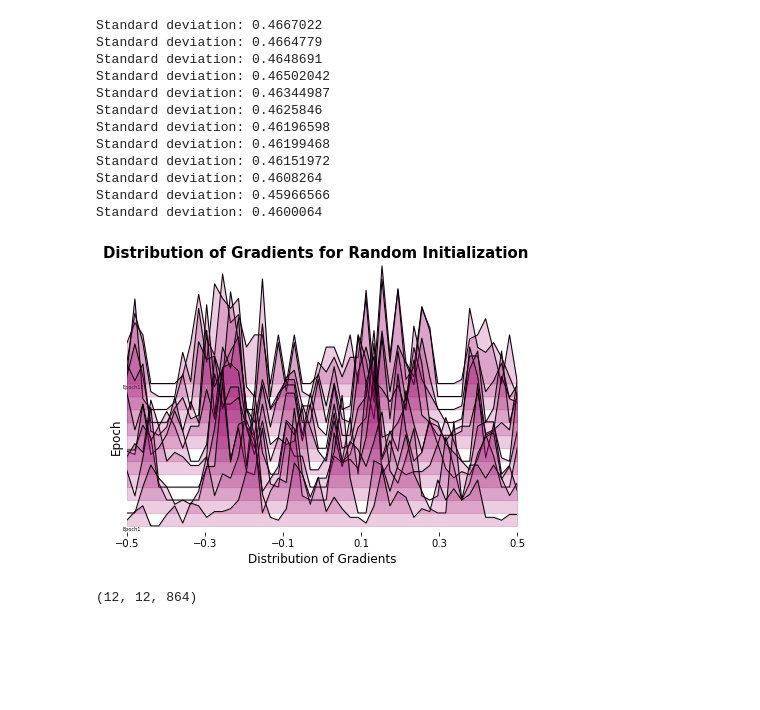
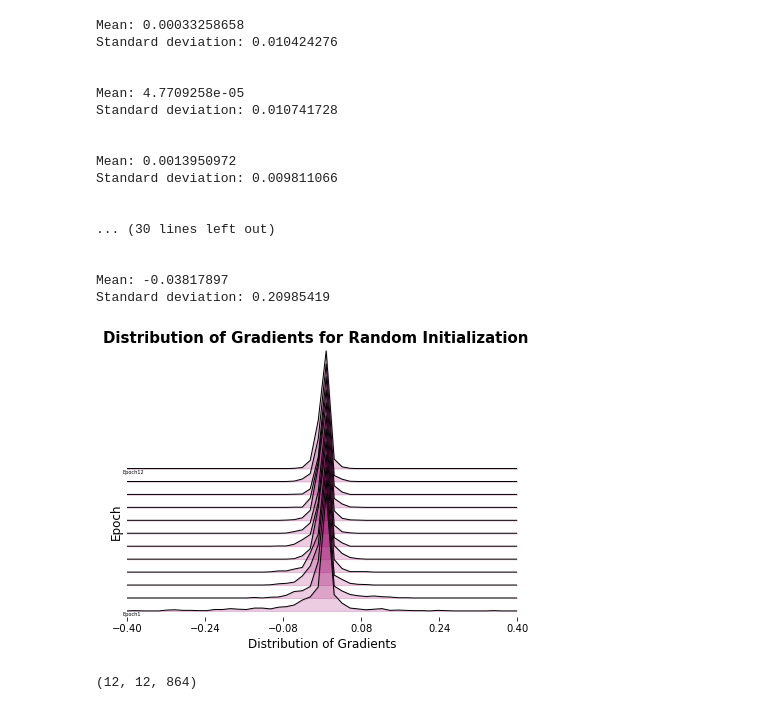
Before and after one commit to j93hahn/neural-networks, a Jupyter notebook: results/visualizer.ipynb, the cells around one changed output. Drawn from its saved outputs; the diff is of its cells as text; code cells hidden in the pictures; blank space fills up the shorter version.

```diff
--- a/results/visualizer.ipynb
+++ b/results/visualizer.ipynb
@@ -27,3 +75,6 @@ plt.show()
 # %%
-gradients.keys()
-np.all(gradients['0.weight'][0] == gradients['0.weight'][11])
+def extract_data():
+    loss = np.load('experiments/weightinit/vgg-normal-bn/loss.npy')
+    params = torch.load('experiments/weightinit/vgg-normal-bn/param.pt')
+    gradients = torch.load('experiments/weightinit/vgg-normal-bn/grad.pt')
+    return loss, params, gradients
@@ -35,0 +87,27 @@ gradients['0.weight'].shape
+# %%
+params['13.weight'].shape
+
+data = params['13.weight'][0][0]
+
+all_plots = []
+
+for i in range(12):
+    for j in range(12):
+        fig, ax = plt.subplots(figsize=(5, 5))
+
+        data = params['13.weight'][i][j]
+        x_d = np.linspace(-0.93, 0.93, 100)
+        y_d, _ = np.histogram(a=data, bins=100, range=(-0.93, 0.93), density=True)
+        ax.plot(x_d, y_d)
+        if j == 0:
+            ax.set_title(f"Epoch = {i+1}")
+
+        fig.canvas.draw()
+        plot = np.array(fig.canvas.renderer.buffer_rgba())
+        plt.close(fig)
+        all_plots.append(plot)
+        #plt.plot(x_d, y_d)
+        #plt.show()
+
+all_plots = np.stack(all_plots, axis=0)
+np.save('sequential.npy', all_plots)
@@ -39,19 +130,21 @@ def viz_gradients():
 
     color = '#990066'; outline = '#000000'
 
-    weights = gradients['0.weight']
+    weights = params['0.weight']
 
     gs = grid_spec.GridSpec(weights.shape[0], ncols=1) # epochs by 1
     fig = plt.figure(figsize=(7,5))
 
     ax_objs = []
     spines = ["top", "right", "left", "bottom"]
-    x_low = -0.5; x_high = 0.5
+    x_low = -0.4; x_high = 0.4
 
     for epoch in reversed(range(weights.shape[0])):
         # breakpoint()
         data = weights[epoch].reshape(-1, 1).squeeze() # line up all data points in one line
+        print("Mean: " + str(np.mean(data)))
         print("Standard deviation: " + str(np.std(data)))
+        print("\n")
         #density = kde.gaussian_kde(data)
         x_d = np.linspace(x_low, x_high, 50)
         y_d, _ = np.histogram(a=data, bins=50, range=(x_low, x_high), density=True)
@@ -65,46 +158,51 @@ def viz_gradients():
         ax_objs[-1].set_xlim(x_low, x_high)
 
         rect = ax_objs[-1].patch
         rect.set_alpha(0)
 
         ax_objs[-1].set_yticks([])
         if epoch == 0:
             ax_objs[-1].set_xlabel("Distribution of Gradients", fontsize=12)
             ax_objs[-1].set_xticks(np.arange(x_low, x_high + 1e-5, (x_high - x_low) / 5))
         else:
             ax_objs[-1].set_xticks([])
 
         if epoch == 0 or epoch == weights.shape[0] - 1:
             ax_objs[-1].set_ylabel("Epoch" + str(epoch + 1), fontsize=5, loc='bottom', rotation='horizontal')
 
         if epoch == np.ceil(weights.shape[0] / 2):
             ax_objs[-1].set_ylabel("Epoch", fontsize=12, loc='bottom')
 
         for s in spines:
             ax_objs[-1].spines[s].set_visible(False)
 
     gs.update(hspace=-0.9)
     fig.suptitle("Distribution of Gradients for Random Initialization", fontweight='bold', fontsize=15, y=0.92)
     # plt.title("Distribution of Gradients for Zeros Initialization", fontweight='bold', fontsize=15)
     # plt.savefig("random_init_gradients.pdf")
     # plt.tight_layout()
     plt.show()
 
 viz_gradients()
 # %% [output]
-Standard deviation: 0.4667022
-Standard deviation: 0.4664779
-Standard deviation: 0.4648691
-Standard deviation: 0.46502042
-Standard deviation: 0.46344987
-Standard deviation: 0.4625846
-Standard deviation: 0.46196598
-Standard deviation: 0.46199468
-Standard deviation: 0.46151972
-Standard deviation: 0.4608264
-Standard deviation: 0.45966566
-Standard deviation: 0.4600064
+Mean: 0.00033258658
+Standard deviation: 0.010424276
+
+
+Mean: 4.7709258e-05
+Standard deviation: 0.010741728
+
+
+Mean: 0.0013950972
+Standard deviation: 0.009811066
+
+
+... (30 lines left out)
+
+
+Mean: -0.03817897
+Standard deviation: 0.20985419
-[figure, old version]
+[figure, new version]
 # %%
 gradients['4.weight'].shape
 # %% [output]
```
Also changed, not shown: parts of 11 cells of this notebook.
